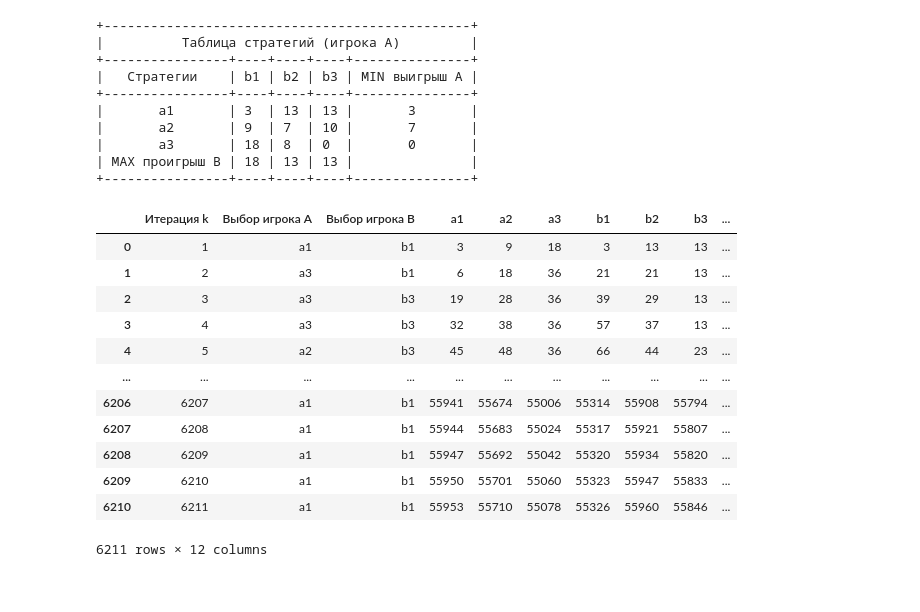
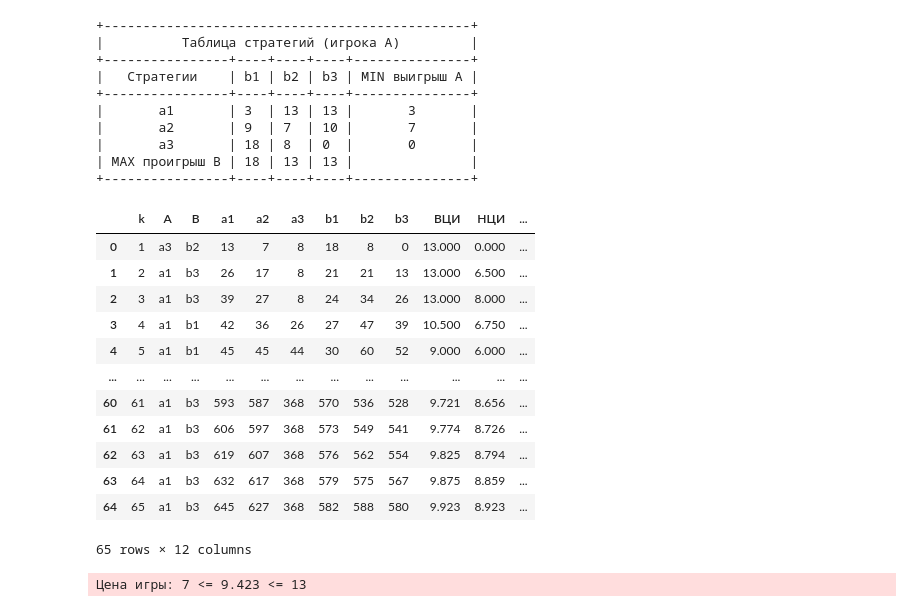
Before and after one commit to aaaaaaaalesha/10-game_theory, a Jupyter notebook: game_theory/01-lab-brown_robinson/brown-robinson.ipynb, the cells around one changed output. Cells and saved outputs as stored; diff of their text form; code cells hidden in the pictures.

```diff
--- a/game_theory/01-lab-brown_robinson/brown-robinson.ipynb
+++ b/game_theory/01-lab-brown_robinson/brown-robinson.ipynb
@@ -215,20 +221,36 @@ reduced_game
 | MAX проигрыш B | 18 | 13 | 13 |               |
 +----------------+----+----+----+---------------+
 # %%
-df = BrownRobinson(game_matrix=reduced_game).solve()
+brown_robinson = BrownRobinson(game_matrix=reduced_game)
+df = brown_robinson.solve(out=Path("iterations_table.csv"))
+df
+# %% [output]
+|  | k | A | B | a1 | a2 | a3 | b1 | b2 | b3 | ВЦИ | НЦИ | ... |
+| 0 | 1 | a3 | b2 | 13 | 7 | 8 | 18 | 8 | 0 | 13.000 | 0.000 | ... |
+| 1 | 2 | a1 | b3 | 26 | 17 | 8 | 21 | 21 | 13 | 13.000 | 6.500 | ... |
+| 2 | 3 | a1 | b3 | 39 | 27 | 8 | 24 | 34 | 26 | 13.000 | 8.000 | ... |
+| 3 | 4 | a1 | b1 | 42 | 36 | 26 | 27 | 47 | 39 | 10.500 | 6.750 | ... |
+| 4 | 5 | a1 | b1 | 45 | 45 | 44 | 30 | 60 | 52 | 9.000 | 6.000 | ... |
+| ... | ... | ... | ... | ... | ... | ... | ... | ... | ... | ... | ... | ... |
+| 60 | 61 | a1 | b3 | 593 | 587 | 368 | 570 | 536 | 528 | 9.721 | 8.656 | ... |
+| 61 | 62 | a1 | b3 | 606 | 597 | 368 | 573 | 549 | 541 | 9.774 | 8.726 | ... |
+| 62 | 63 | a1 | b3 | 619 | 607 | 368 | 576 | 562 | 554 | 9.825 | 8.794 | ... |
+| 63 | 64 | a1 | b3 | 632 | 617 | 368 | 579 | 575 | 567 | 9.875 | 8.859 | ... |
+| 64 | 65 | a1 | b3 | 645 | 627 | 368 | 582 | 588 | 580 | 9.923 | 8.923 | ... |
+65 rows × 12 columns
 # %%
-df
+# Приближенная цена игры игроков.
+game_price_value = brown_robinson.game_price_estimation
+# Приближенные смешанные стратегии игроков.
+(
+    (strategy_a_1, strategy_a_2, strategy_a_3),
+    (strategy_b_1, strategy_b_2, strategy_b_3),
+) = brown_robinson.mixed_strategies
-# %% [output]
-|  | Итерация k | Выбор игрока A | Выбор игрока B | a1 | a2 | a3 | b1 | b2 | b3 | ... |
-| 0 | 1 | a1 | b1 | 3 | 9 | 18 | 3 | 13 | 13 | ... |
-| 1 | 2 | a3 | b1 | 6 | 18 | 36 | 21 | 21 | 13 | ... |
-| 2 | 3 | a3 | b3 | 19 | 28 | 36 | 39 | 29 | 13 | ... |
-| 3 | 4 | a3 | b3 | 32 | 38 | 36 | 57 | 37 | 13 | ... |
-| 4 | 5 | a2 | b3 | 45 | 48 | 36 | 66 | 44 | 23 | ... |
-| ... | ... | ... | ... | ... | ... | ... | ... | ... | ... | ... |
-| 6206 | 6207 | a1 | b1 | 55941 | 55674 | 55006 | 55314 | 55908 | 55794 | ... |
-| 6207 | 6208 | a1 | b1 | 55944 | 55683 | 55024 | 55317 | 55921 | 55807 | ... |
-| 6208 | 6209 | a1 | b1 | 55947 | 55692 | 55042 | 55320 | 55934 | 55820 | ... |
-| 6209 | 6210 | a1 | b1 | 55950 | 55701 | 55060 | 55323 | 55947 | 55833 | ... |
-| 6210 | 6211 | a1 | b1 | 55953 | 55710 | 55078 | 55326 | 55960 | 55846 | ... |
-6211 rows × 12 columns
+# %%
+# Смешанные стратегии игрока A и цена игры.
+assert check_resulted_game_price(
+    game_matrix=reduced_game,
+    game_price_value=game_price_value,
+)
+# %% [output]
+Цена игры: 7 <= 9.423 <= 13
```
Also changed, not shown: parts of 7 cells of this notebook, 5 other files.
